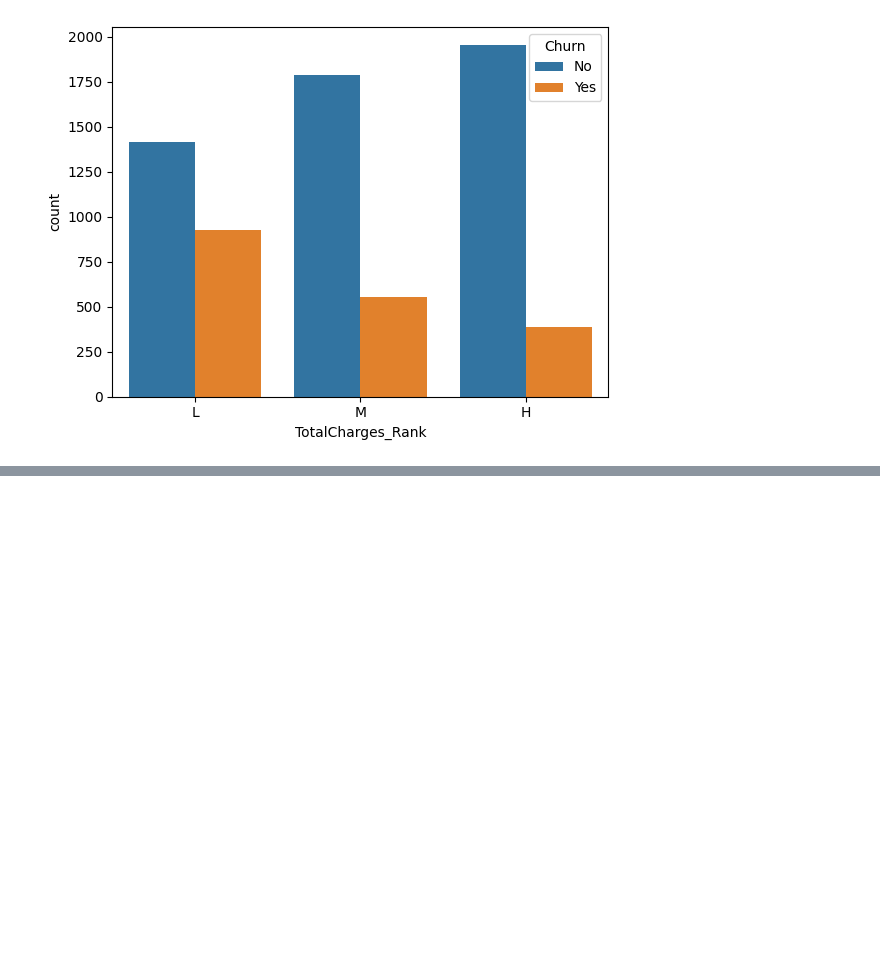
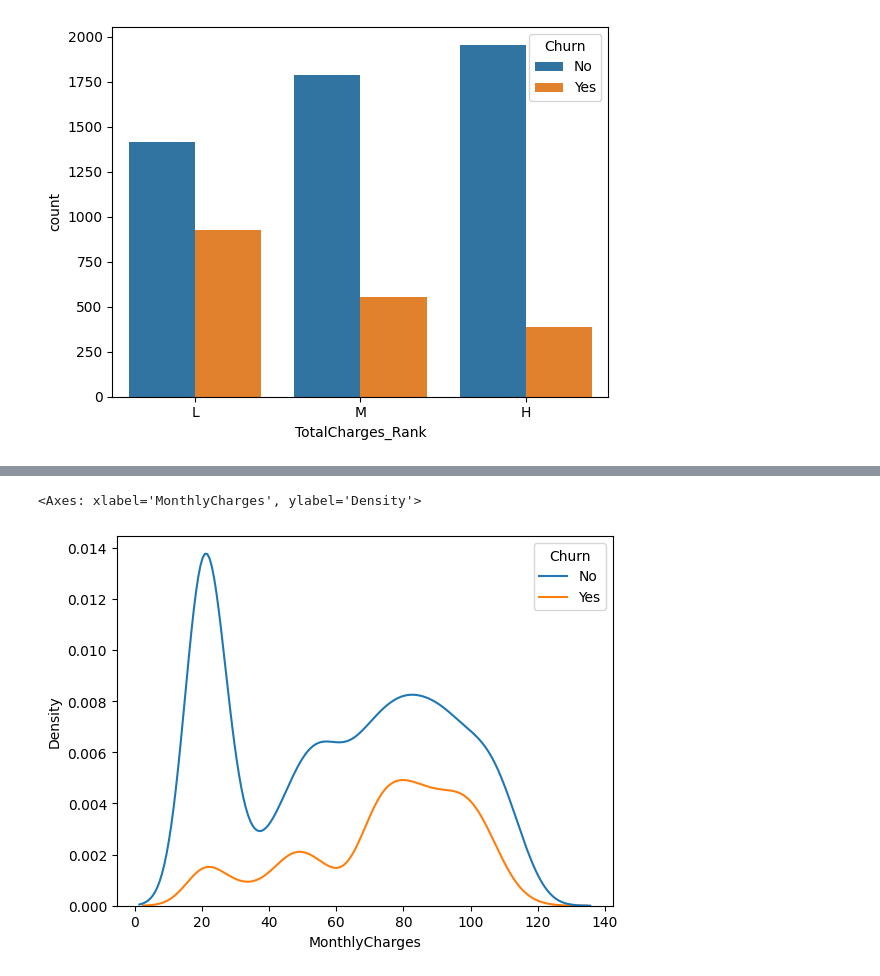
Before and after one commit to mminguu/pandas_main, a Jupyter notebook: EDA/telecom.ipynb, the cells around one changed output, grey strips where cells are left out. Cells and saved outputs as stored; diff of their text form; code cells hidden in the pictures; blank space fills up the shorter version.

```diff
--- a/EDA/telecom.ipynb
+++ b/EDA/telecom.ipynb
@@ -145,0 +153,8 @@ sns.countplot(data=df, x='TotalCharges_Rank',hue='Churn')
+# %%
+# 월 요금에 따른 이탈률
+df.columns
+df[['MonthlyCharges','Churn']]
+sns.kdeplot(data = df , x = 'MonthlyCharges',hue ='Churn')
+# %% [output]
+<Axes: xlabel='MonthlyCharges', ylabel='Density'>
+[figure, added]
```
Also changed, not shown: parts of 3 cells of this notebook.
